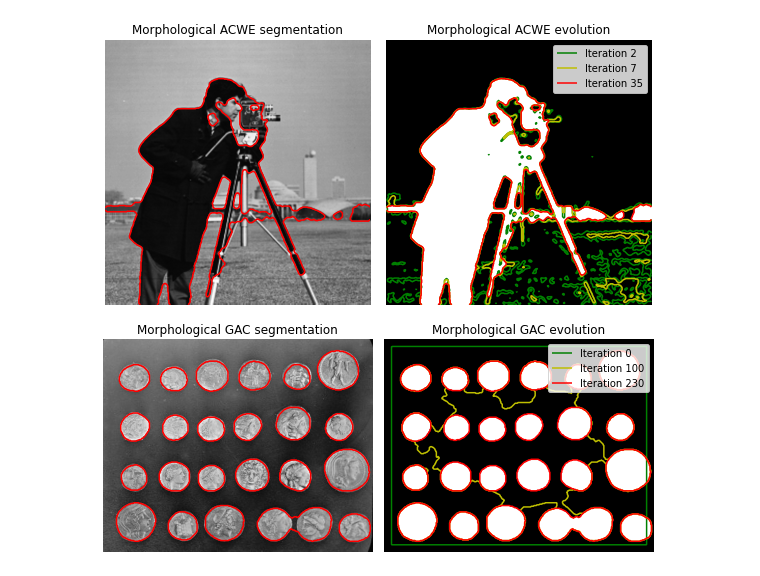
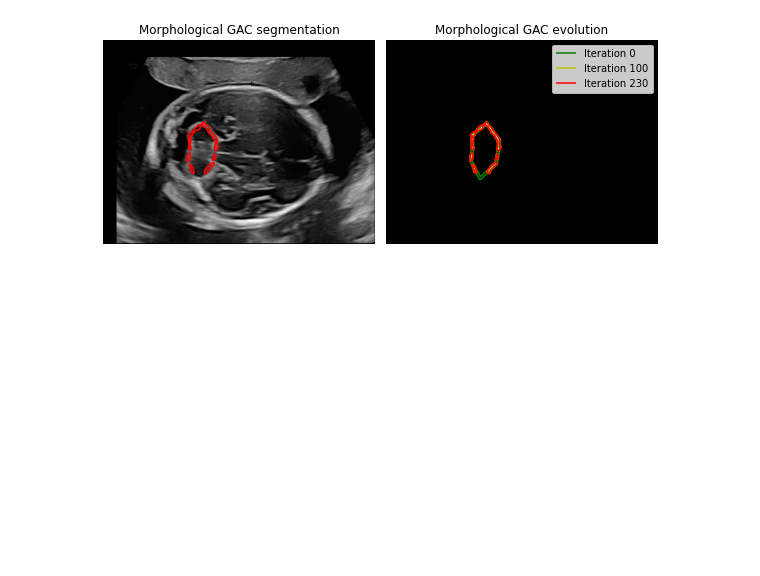
Before and after one commit to marianocabezas/fetal-brain, a Jupyter notebook: snakes.ipynb, the cells around one changed output. Saved outputs shown, nothing was run; the diff lists cells and outputs as text; code cells hidden in the pictures; blank space fills up the shorter version.

```diff
--- a/snakes.ipynb
+++ b/snakes.ipynb
@@ -50,4 +105,14 @@ print(points)
+# %%
+def layerMask(lay,aDict,height, width):
+    aPointSet = aDict[lay]
+    #if we don't have at least 3 points we cannot compute anything
+    if len(aPointSet) > 2 :
+        return anatStructMask(aPointSet, height, width)
+    else:
+        raise Exception("layerMask, too few points")
 # %%
+# source https://scikit-image.org/docs/stable/auto_examples/segmentation/plot_morphsnakes.html
+
 import numpy as np
 import matplotlib.pyplot as plt
 from skimage import data, img_as_float
@@ -68,72 +133,59 @@ def store_evolution_in(lst):
     return _store
 
 
-# Morphological ACWE
-image = img_as_float(data.camera())
+# Load image
 
-# Initial level set
-init_ls = checkerboard_level_set(image.shape, 6)
-# List with intermediate results for plotting the evolution
-evolution = []
-callback = store_evolution_in(evolution)
-ls = morphological_chan_vese(image, iterations=35, init_level_set=init_ls,
-                             smoothing=3, iter_callback=callback)
+image, data, labels, points = load_xcf("data/4.xcf")
 
-fig, axes = plt.subplots(2, 2, figsize=(8, 8))
-ax = axes.flatten()
+dict1 = makeDict(labels,points)
 
-ax[0].imshow(image, cmap="gray")
-ax[0].set_axis_off()
-ax[0].contour(ls, [0.5], colors='r')
-ax[0].set_title("Morphological ACWE segmentation", fontsize=12)
+height, width = image.shape
 
-ax[1].imshow(ls, cmap="gray")
-ax[1].set_axis_off()
-contour = ax[1].contour(evolution[2], [0.5], colors='g')
-contour.collections[0].set_label("Iteration 2")
-contour = ax[1].contour(evolution[7], [0.5], colors='y')
-contour.collections[0].set_label("Iteration 7")
-contour = ax[1].contour(evolution[-1], [0.5], colors='r')
-contour.collections[0].set_label("Iteration 35")
-ax[1].legend(loc="upper right")
-title = "Morphological ACWE evolution"
-ax[1].set_title(title, fontsize=12)
+lay = "cerebel"
 
+mask = layerMask(lay,dict1,height, width)
+cv2.imwrite("ou.jpg",mask)
 
 # Morphological GAC
-image = img_as_float(data.coins())
+#image = img_as_float(data.coins())
 gimage = inverse_gaussian_gradient(image)
 
 # Initial level set
-init_ls = np.zeros(image.shape, dtype=np.int8)
-init_ls[10:-10, 10:-10] = 1
+#init_ls = np.zeros(image.shape, dtype=np.int8)
+#init_ls[10:-10, 10:-10] = 1
+init_ls=np.squeeze(mask)
+
 # List with intermediate results for plotting the evolution
 evolution = []
 callback = store_evolution_in(evolution)
 ls = morphological_geodesic_active_contour(gimage, iterations=230,
                                            init_level_set=init_ls,
                                            smoothing=1, balloon=-1,
                                            threshold=0.69,
                                            iter_callback=callback)
 
-ax[2].imshow(image, cmap="gray")
-ax[2].set_axis_off()
-ax[2].contour(ls, [0.5], colors='r')
-ax[2].set_title("Morphological GAC segmentation", fontsize=12)
+fig, axes = plt.subplots(1, 2, figsize=(8, 8))
+ax = axes.flatten()
 
-ax[3].imshow(ls, cmap="gray")
-ax[3].set_axis_off()
-contour = ax[3].contour(evolution[0], [0.5], colors='g')
+
+ax[0].imshow(image, cmap="gray")
+ax[0].set_axis_off()
+ax[0].contour(ls, [0.5], colors='r')
+ax[0].set_title("Morphological GAC segmentation", fontsize=12)
+
+ax[1].set_axis_off()
+ax[1].imshow(ls, cmap="gray")
+contour = ax[1].contour(evolution[0], [0.5], colors='g')
 contour.collections[0].set_label("Iteration 0")
-contour = ax[3].contour(evolution[100], [0.5], colors='y')
+contour = ax[1].contour(evolution[100], [0.5], colors='y')
 contour.collections[0].set_label("Iteration 100")
-contour = ax[3].contour(evolution[-1], [0.5], colors='r')
+contour = ax[1].contour(evolution[-1], [0.5], colors='r')
 contour.collections[0].set_label("Iteration 230")
-ax[3].legend(loc="upper right")
+ax[1].legend(loc="upper right")
 title = "Morphological GAC evolution"
-ax[3].set_title(title, fontsize=12)
+ax[1].set_title(title, fontsize=12)
 
 fig.tight_layout()
 plt.show()
 # %% [output]
-[figure, old version]
+[figure, new version]
```
Also changed, not shown: parts of 6 cells of this notebook, 1 other file.
